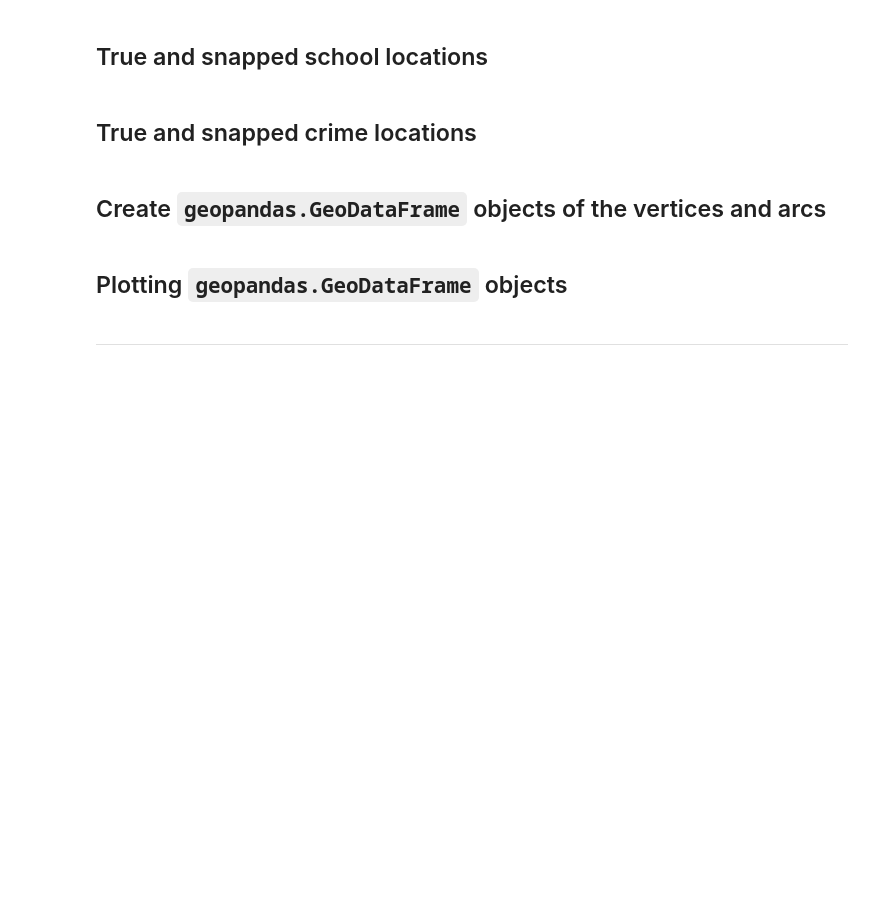
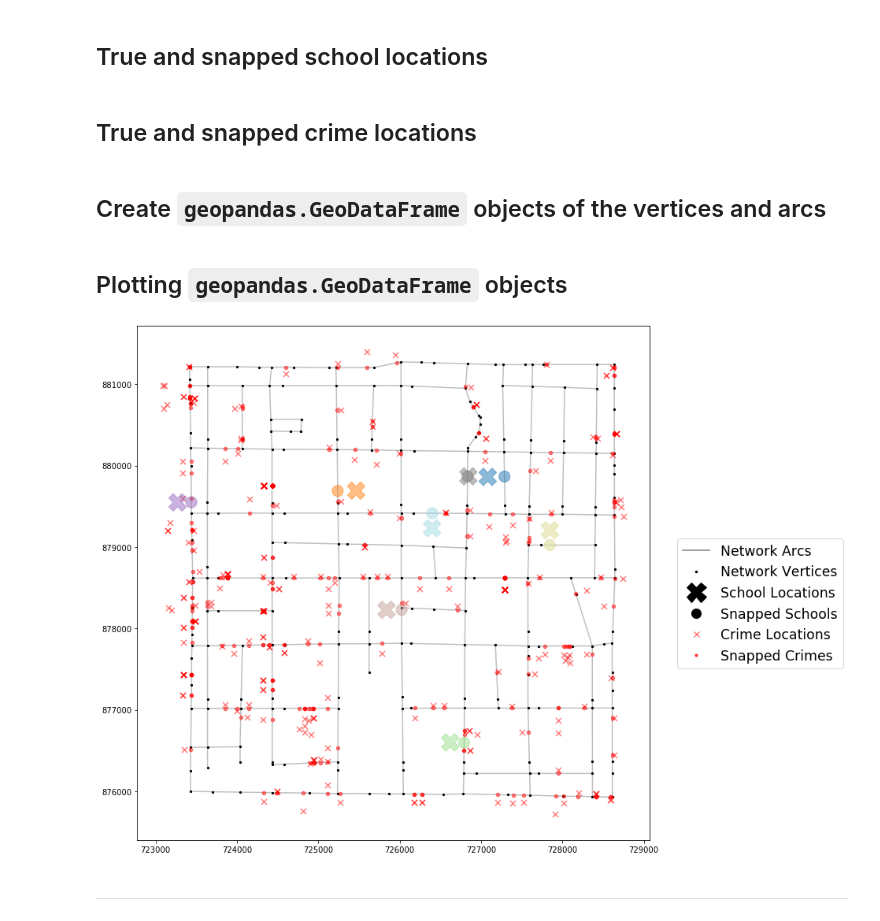
Before and after one commit to pysal/spaghetti, a Jupyter notebook: notebooks/Spaghetti_Pointpatterns_Empirical.ipynb, the cells around one changed output. Saved outputs shown, nothing was run; the diff lists cells and outputs as text; code cells hidden in the pictures; blank space fills up the shorter version.

```diff
--- a/notebooks/Spaghetti_Pointpatterns_Empirical.ipynb
+++ b/notebooks/Spaghetti_Pointpatterns_Empirical.ipynb
@@ -62,30 +62,20 @@ ntw.snapobservations(examples.get_path('schools.shp'),
 # %% [markdown]
 ## True and snapped school locations
 # %%
-schools_df = spgh.element_as_gdf(ntw,
-                                 pp_name='schools',
-                                 snapped=False)
+schools_df = spgh.element_as_gdf(ntw, pp_name='schools', snapped=False)
 
-snapped_schools_df = spgh.element_as_gdf(ntw,
-                                         pp_name='schools',
-                                         snapped=True)
+snapped_schools_df = spgh.element_as_gdf(ntw, pp_name='schools', snapped=True)
 # %% [markdown]
 ## True and snapped crime locations
 # %%
-crimes_df = spgh.element_as_gdf(ntw,
-                                pp_name='crimes',
-                                snapped=False)
+crimes_df = spgh.element_as_gdf(ntw, pp_name='crimes', snapped=False)
 
-snapped_crimes_df = spgh.element_as_gdf(ntw,
-                                        pp_name='crimes',
-                                        snapped=True)
+snapped_crimes_df = spgh.element_as_gdf(ntw, pp_name='crimes', snapped=True)
 # %% [markdown]
 ## Create `geopandas.GeoDataFrame` objects of the vertices and arcs
 # %%
 # network nodes and edges
-vertices_df, arcs_df = spgh.element_as_gdf(ntw,
-                                           vertices=True,
-                                           arcs=True)
+vertices_df, arcs_df = spgh.element_as_gdf(ntw, vertices=True, arcs=True)
 # %% [markdown]
 ## Plotting `geopandas.GeoDataFrame` objects
 # %%
@@ -106,20 +100,30 @@ patches = [arcs, vtxs, schl, snp_schl, crme, snp_crme]
 # %%
 # plot figure
 base = arcs_df.plot(color='k', alpha=.25, figsize=(12,12), zorder=0)
 vertices_df.plot(ax=base, color='k', markersize=5, alpha=1)
-
-crimes_df.plot(ax=base, color='r', marker='x',
-               markersize=50, alpha=.5, zorder=1)
-snapped_crimes_df.plot(ax=base, color='r',
-                       markersize=20, alpha=.5, zorder=1)
-
-schools_df.plot(ax=base, cmap='tab20', column='id', marker='X',
-                markersize=500, alpha=.5, zorder=2)
-snapped_schools_df.plot(ax=base,cmap='tab20', column='id',
-                        markersize=200, alpha=.5, zorder=2)
+crimes_df.plot(
+    ax=base, color='r', marker='x', markersize=50, alpha=.5, zorder=1
+)
+snapped_crimes_df.plot(
+    ax=base, color='r', markersize=20, alpha=.5, zorder=1
+)
+schools_df.plot(
+    ax=base, cmap='tab20', column='id', marker='X', markersize=500, alpha=.5, zorder=2
+)
+snapped_schools_df.plot(
+    ax=base,cmap='tab20', column='id', markersize=200, alpha=.5, zorder=2
+)
 
 # add legend
-plt.legend(handles=patches, fancybox=True, framealpha=0.8,
-           scatterpoints=1, fontsize="xx-large", bbox_to_anchor=(1.04, .6))
+plt.legend(
+    handles=patches,
+    fancybox=True,
+    framealpha=0.8,
+    scatterpoints=1,
+    fontsize="xx-large",
+    bbox_to_anchor=(1.04, .6)
+);
+# %% [output]
+[figure, added]
 # %% [markdown]
 -----------
```
Also changed, not shown: parts of 4 cells of this notebook.
